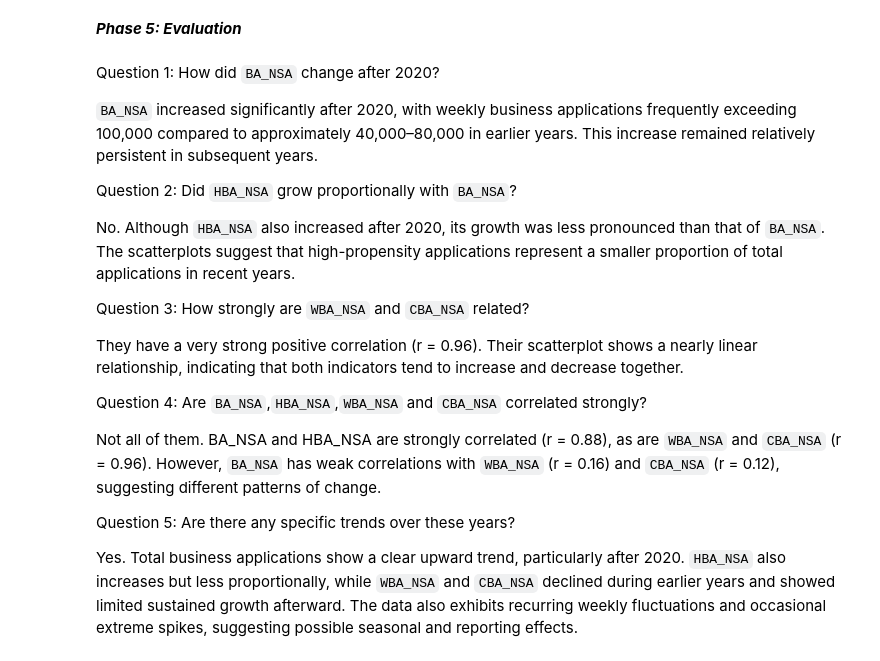
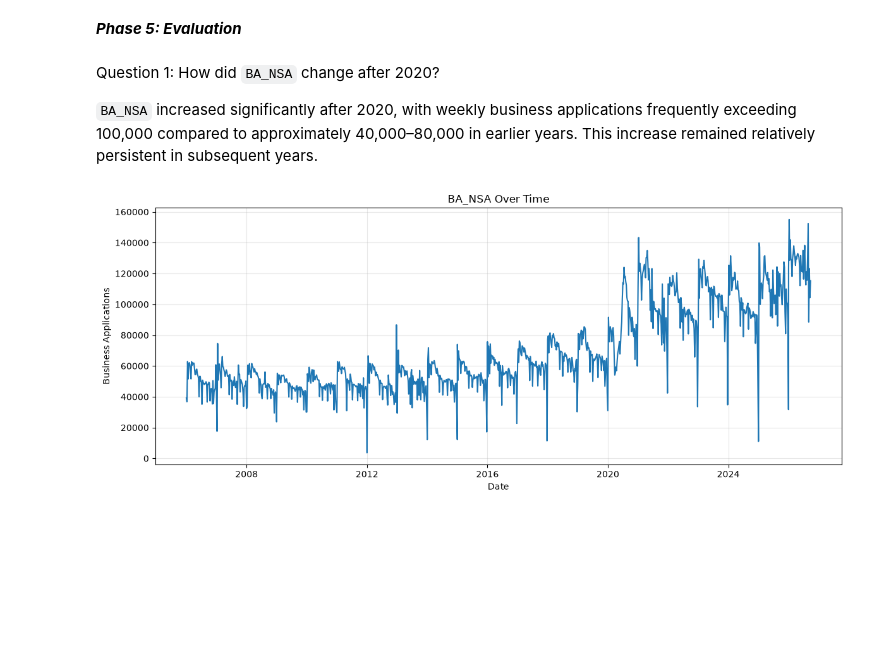
Before and after one commit to farzanehmasteri/EDA---US-Business-Formation-Statistics-Dataset, a Jupyter notebook: code.ipynb, the cells around one changed output. Cells and saved outputs as stored; diff of their text form; code cells hidden in the pictures; blank space fills up the shorter version.

```diff
--- a/code.ipynb
+++ b/code.ipynb
@@ -521,19 +521,27 @@ plt.show()
 Question 1: How did `BA_NSA` change after 2020?
 
 `BA_NSA` increased significantly after 2020, with weekly business applications frequently exceeding 100,000 compared to approximately 40,000–80,000 in earlier years. This increase remained relatively persistent in subsequent years.
-
-Question 2: Did `HBA_NSA` grow proportionally with `BA_NSA`?
-
-No. Although `HBA_NSA` also increased after 2020, its growth was less pronounced than that of `BA_NSA`. The scatterplots suggest that high-propensity applications represent a smaller proportion of total applications in recent years.
-
-Question 3: How strongly are `WBA_NSA` and `CBA_NSA` related?
-
-They have a very strong positive correlation (r = 0.96). Their scatterplot shows a nearly linear relationship, indicating that both indicators tend to increase and decrease together.
-
-Question 4: Are `BA_NSA`,`HBA_NSA`,`WBA_NSA` and `CBA_NSA` correlated strongly?
-
-Not all of them. BA_NSA and HBA_NSA are strongly correlated (r = 0.88), as are `WBA_NSA` and `CBA_NSA` (r = 0.96). However, `BA_NSA` has weak correlations with `WBA_NSA` (r = 0.16) and `CBA_NSA` (r = 0.12), suggesting different patterns of change.
-
-Question 5: Are there any specific trends over these years?
-
-Yes. Total business applications show a clear upward trend, particularly after 2020. `HBA_NSA` also increases but less proportionally, while `WBA_NSA` and `CBA_NSA` declined during earlier years and showed limited sustained growth afterward. The data also exhibits recurring weekly fluctuations and occasional extreme spikes, suggesting possible seasonal and reporting effects.
+# %%
+import matplotlib.pyplot as plt
+import seaborn as sns
+
+df = df.sort_values("Date")
+
+fig, ax = plt.subplots(figsize=(12, 5))
+
+sns.lineplot(
+    data=df,
+    x="Date",
+    y="BA_NSA",
+    ax=ax
+)
+
+ax.set_title("BA_NSA Over Time")
+ax.set_xlabel("Date")
+ax.set_ylabel("Business Applications")
+ax.grid(alpha=0.3)
+
+plt.tight_layout()
+plt.show()
+# %% [output]
+[figure, added]
```
Also changed, not shown: parts of 6 cells of this notebook.
